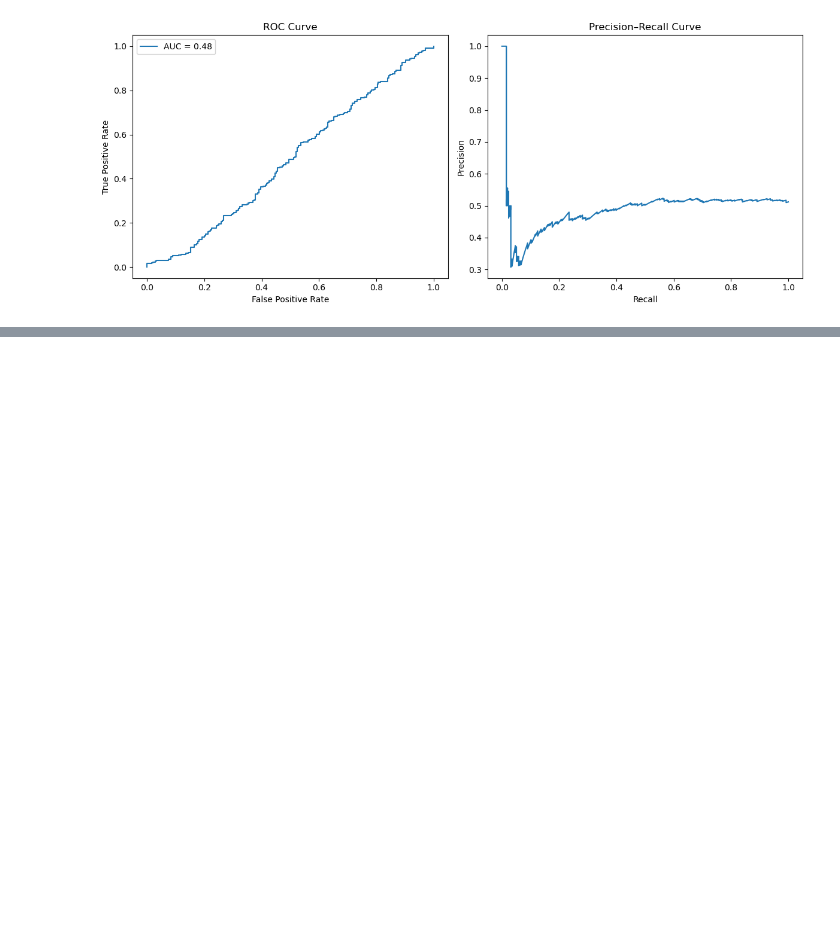
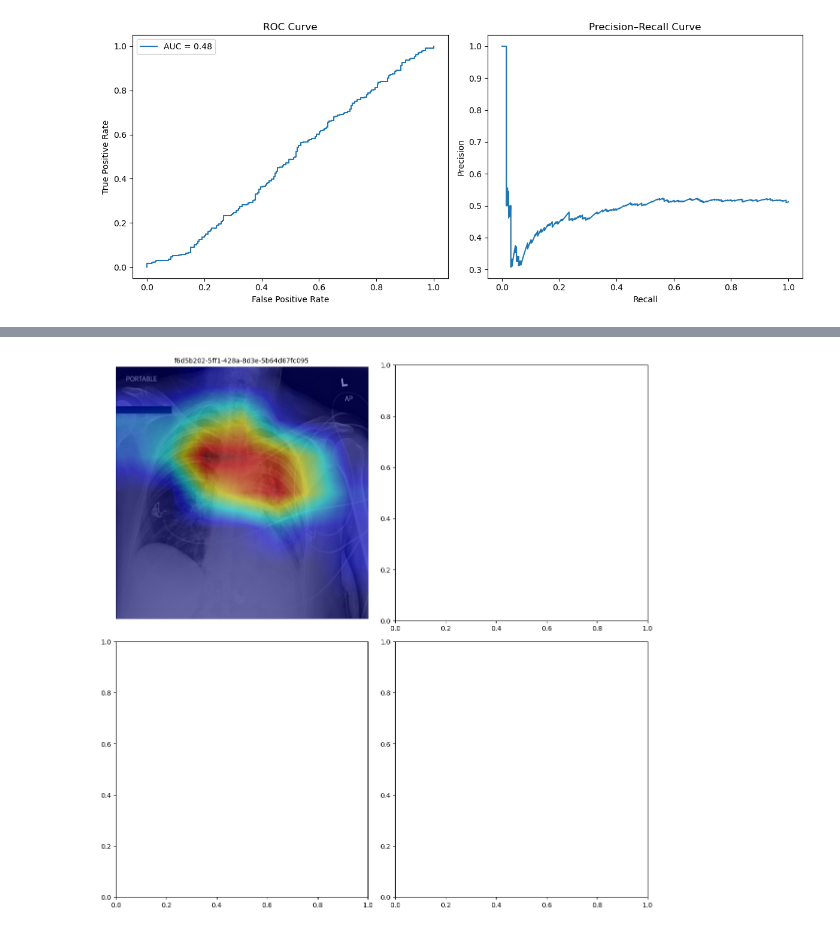
Before and after one commit to AAdewunmi/AI-Assisted-Pneumonia-Detection-Project, a Jupyter notebook: notebooks/05_performance_review.ipynb, the cells around one changed output, grey strips where cells are left out. Saved outputs shown, nothing was run; the diff lists cells and outputs as text; code cells hidden in the pictures; blank space fills up the shorter version.

Commit message:
Generate Grad-CAM Visualizations

```diff
--- a/notebooks/05_performance_review.ipynb
+++ b/notebooks/05_performance_review.ipynb
@@ -41,7 +48,13 @@ from pathlib import Path
 import seaborn as sns
 from src.gradcam import generate_cam, GradCAM
 
-model_path = Path("saved_models/resnet50_best.pt")
-data_dir = Path("data/rsna_subset/val_images")
-report_dir = Path("reports/week2_performance_review")
+model_path = project_root / "saved_models/resnet50_best.pt"
+train_dir = project_root / "data/rsna_subset/train_images"
+val_dir = project_root / "data/rsna_subset/val_images"
+data_dir = val_dir if val_dir.exists() else train_dir
+report_dir = project_root / "reports/week2_performance_review"
 report_dir.mkdir(parents=True, exist_ok=True)
+
+if not model_path.exists():
+    raise FileNotFoundError(f"Model checkpoint not found at {model_path}")
+print(f"Using image directory: {data_dir}")
@@ -54,7 +69,7 @@ from sklearn.metrics import roc_curve, auc, precision_recall_curve
 import matplotlib.pyplot as plt
 from pathlib import Path
 
-report_dir = Path("reports/week2_performance_review")
+report_dir = project_root / "reports/week2_performance_review"
 report_dir.mkdir(parents=True, exist_ok=True)
 
 # Example: synthetic prediction data (replace with real validation outputs)
@@ -95,20 +148,41 @@ plt.show()
 # %%
-from PIL import Image
+# ------------------------------------------------------------
+# 4. Generate Grad-CAM Visualizations
+# ------------------------------------------------------------
+import matplotlib.pyplot as plt
+import numpy as np
 import cv2
 
-sample_images = list(data_dir.glob("*.png"))[:4]
-fig, axes = plt.subplots(2, 2, figsize=(10, 10))
+# Grad-CAM overlays for up to 4 samples
+fig, axes = plt.subplots(2, 2, figsize=(12, 12))
+axes = axes.flatten()
 
-for ax, img_path in zip(axes.flat, sample_images):
-    heatmap = generate_cam(img_path, model_path)
-    img = cv2.imread(str(img_path))
-    overlay = GradCAM.overlay_heatmap(heatmap, img)
-    ax.imshow(cv2.cvtColor(overlay, cv2.COLOR_BGR2RGB))
-    ax.set_title(img_path.stem)
-    ax.axis("off")
+for ax, img_path in zip(axes, sample_images):
+    try:
+        heatmap = generate_cam(img_path, model_path)
+        img = cv2.imread(str(img_path))
+
+        if heatmap.ndim == 2:
+            heatmap = cv2.resize(heatmap, (img.shape[1], img.shape[0]))
+        elif heatmap.ndim == 3:
+            heatmap = cv2.cvtColor(heatmap, cv2.COLOR_BGR2GRAY)
+            heatmap = cv2.resize(heatmap, (img.shape[1], img.shape[0]))
+
+        overlay = GradCAM.overlay_heatmap(img, heatmap)
+
+        ax.imshow(cv2.cvtColor(overlay, cv2.COLOR_BGR2RGB))
+        ax.set_title(img_path.stem, fontsize=10)
+        ax.axis("off")
+
+    except Exception as e:
+        ax.text(0.5, 0.5, f"Error\n{e}", ha="center", va="center", fontsize=8)
+        ax.axis("off")
 
 plt.tight_layout()
 plt.savefig(report_dir / "gradcam_montage.png", dpi=300)
+plt.show()
+# %% [output]
+[figure, added]
 # %%
 summary = {
     "AUC": round(roc_auc, 3),
```
Also changed, not shown: parts of 3 cells of this notebook, 5 other files.
